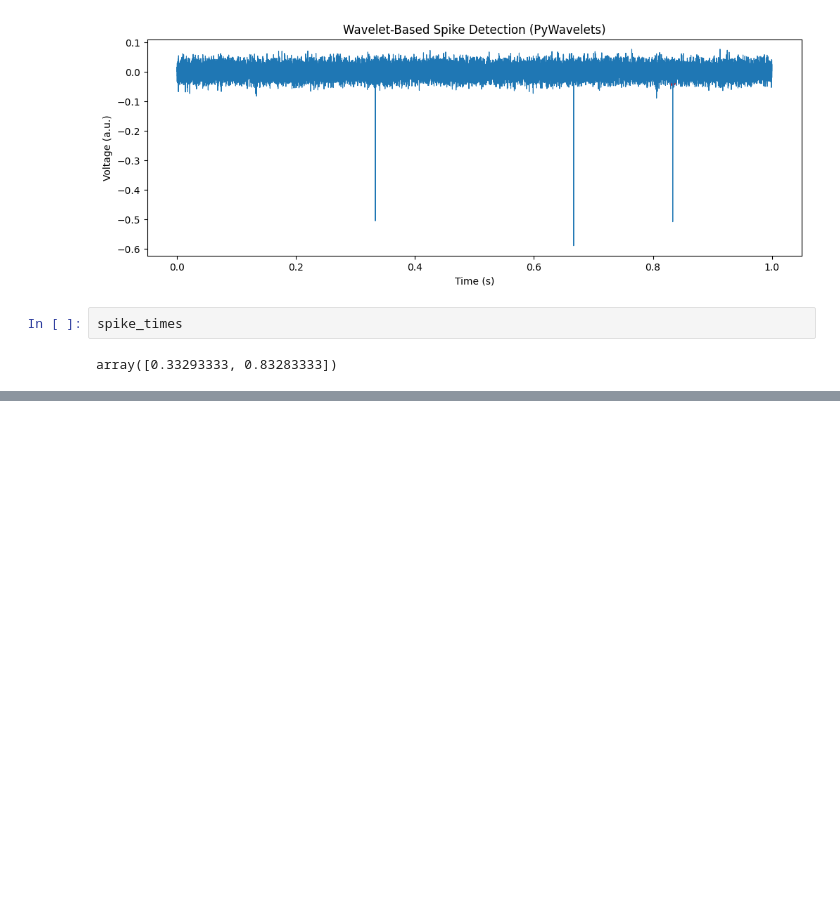
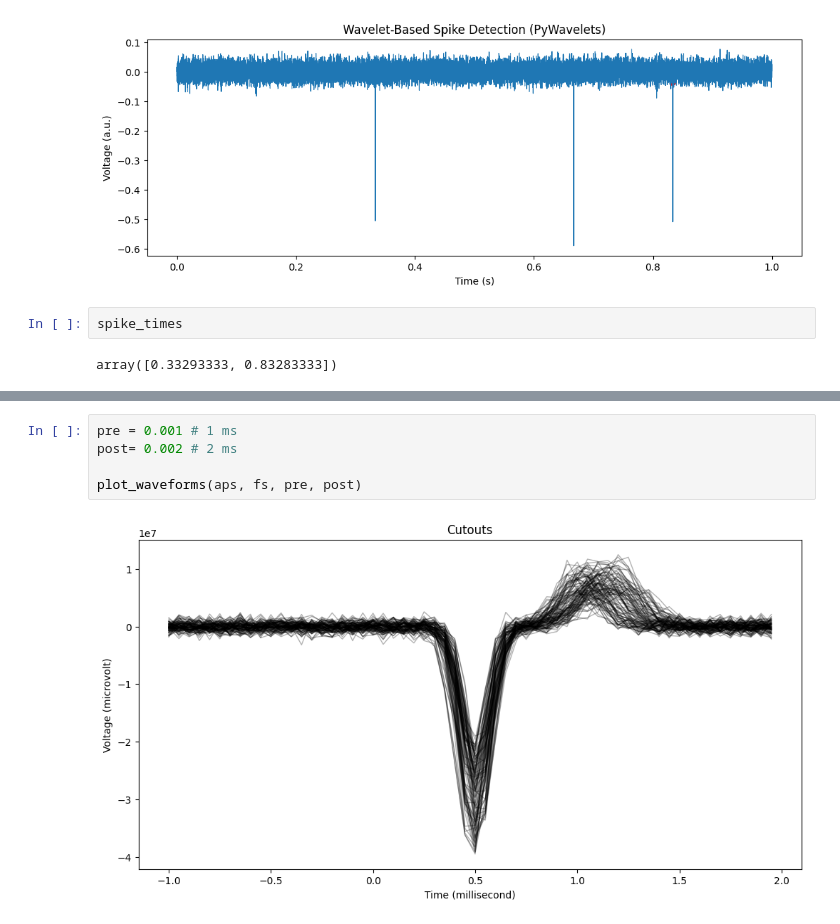
Before and after one commit to inesstsarah/scilifelab_mcs_organoid_analysis, a Jupyter notebook: wavelet_spike_detection.ipynb, the cells around one changed output, grey strips where cells are left out. Drawn from its saved outputs; the diff is of its cells as text; blank space fills up the shorter version.

```diff
--- a/wavelet_spike_detection.ipynb
+++ b/wavelet_spike_detection.ipynb
@@ -91,0 +172,7 @@ array([0.33293333, 0.83283333])
+# %%
+pre = 0.001 # 1 ms
+post= 0.002 # 2 ms
+
+plot_waveforms(aps, fs, pre, post)
+# %% [output]
+[figure, added]
```
Also changed, not shown: parts of 10 cells of this notebook, 12 other files.
